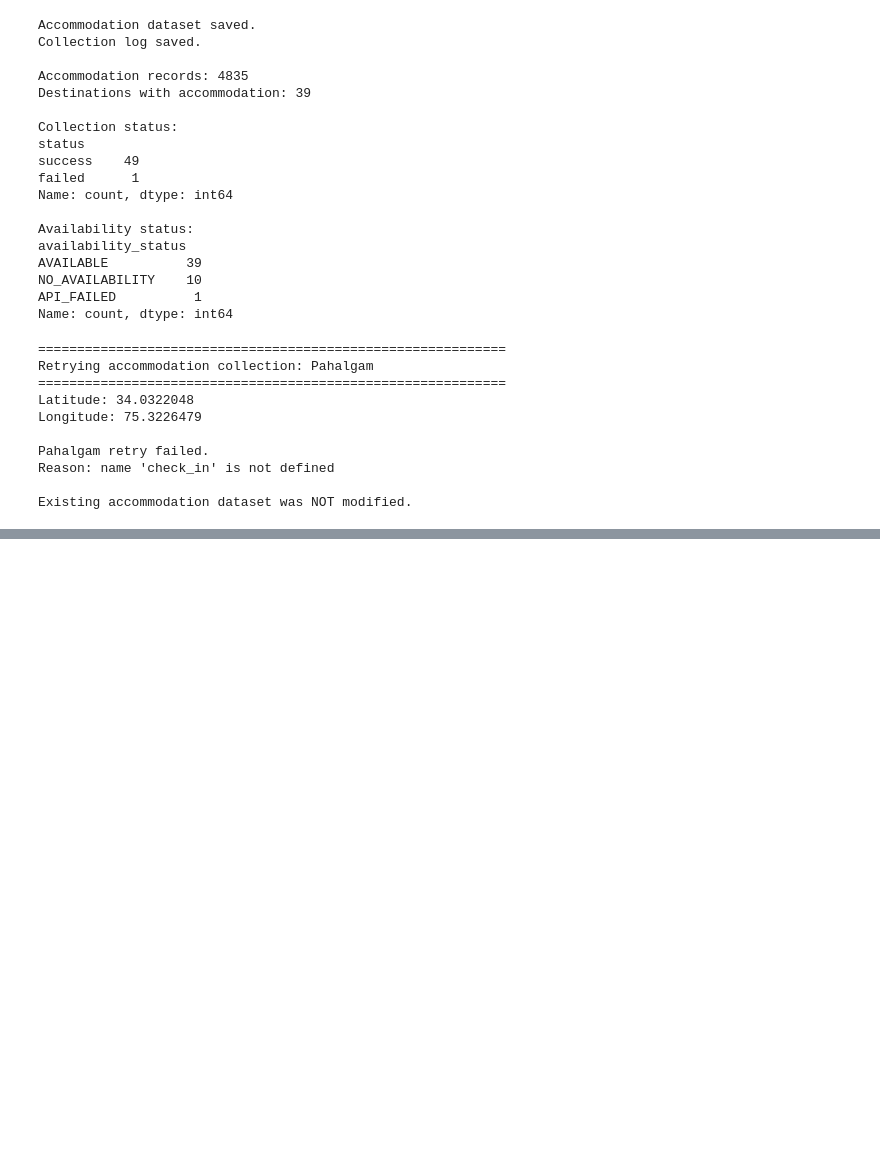
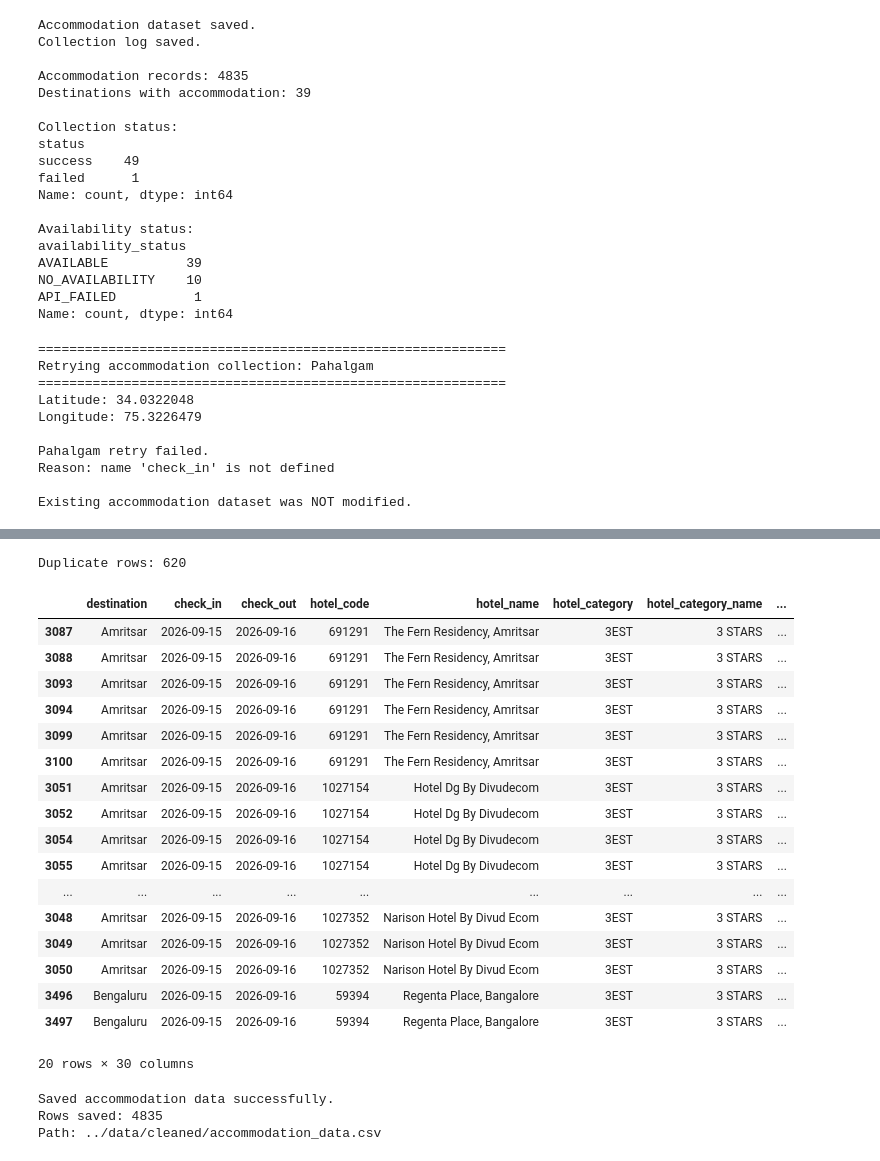
Before and after one commit to rushindrareddyyasa/Travel_Agent, a Jupyter notebook: notebooks/02_Accommodation_Data.ipynb, the cells around one changed output, grey strips where cells are left out. Drawn from its saved outputs; the diff is of its cells as text; code cells hidden in the pictures; blank space fills up the shorter version.

```diff
--- a/notebooks/02_Accommodation_Data.ipynb
+++ b/notebooks/02_Accommodation_Data.ipynb
@@ -3961,3 +3961,13 @@ Pahalgam retry failed.
 Reason: name 'check_in' is not defined
 
 Existing accommodation dataset was NOT modified.
+# %%
+import pandas as pd
+
+# Load the accommodation records already collected
+accommodation_df = pd.read_csv(
+    "../data/raw/accommodation/accommodation_raw.csv"
+)
+
+print("Rows:", len(accommodation_df))
+print("Columns:", accommodation_df.columns.tolist())
@@ -3963,0 +4016,49 @@ Existing accommodation dataset was NOT modified.
+# %%
+# Inspect a few duplicate accommodation records
+
+duplicates = accommodation_df[
+    accommodation_df.duplicated(keep=False)
+].sort_values(
+    by=["destination", "hotel_code"]
+)
+
+print("Duplicate rows:", len(duplicates))
+
+display(duplicates.head(20))
+# %% [output]
+Duplicate rows: 620
+|  | destination | check_in | check_out | hotel_code | hotel_name | hotel_category | hotel_category_name | ... |
+| 3087 | Amritsar | 2026-09-15 | 2026-09-16 | 691291 | The Fern Residency, Amritsar | 3EST | 3 STARS | ... |
+| 3088 | Amritsar | 2026-09-15 | 2026-09-16 | 691291 | The Fern Residency, Amritsar | 3EST | 3 STARS | ... |
+| 3093 | Amritsar | 2026-09-15 | 2026-09-16 | 691291 | The Fern Residency, Amritsar | 3EST | 3 STARS | ... |
+| 3094 | Amritsar | 2026-09-15 | 2026-09-16 | 691291 | The Fern Residency, Amritsar | 3EST | 3 STARS | ... |
+| 3099 | Amritsar | 2026-09-15 | 2026-09-16 | 691291 | The Fern Residency, Amritsar | 3EST | 3 STARS | ... |
+| 3100 | Amritsar | 2026-09-15 | 2026-09-16 | 691291 | The Fern Residency, Amritsar | 3EST | 3 STARS | ... |
+| 3051 | Amritsar | 2026-09-15 | 2026-09-16 | 1027154 | Hotel Dg By Divudecom | 3EST | 3 STARS | ... |
+| 3052 | Amritsar | 2026-09-15 | 2026-09-16 | 1027154 | Hotel Dg By Divudecom | 3EST | 3 STARS | ... |
+| 3054 | Amritsar | 2026-09-15 | 2026-09-16 | 1027154 | Hotel Dg By Divudecom | 3EST | 3 STARS | ... |
+| 3055 | Amritsar | 2026-09-15 | 2026-09-16 | 1027154 | Hotel Dg By Divudecom | 3EST | 3 STARS | ... |
+| ... | ... | ... | ... | ... | ... | ... | ... | ... |
+| 3048 | Amritsar | 2026-09-15 | 2026-09-16 | 1027352 | Narison Hotel By Divud Ecom | 3EST | 3 STARS | ... |
+| 3049 | Amritsar | 2026-09-15 | 2026-09-16 | 1027352 | Narison Hotel By Divud Ecom | 3EST | 3 STARS | ... |
+| 3050 | Amritsar | 2026-09-15 | 2026-09-16 | 1027352 | Narison Hotel By Divud Ecom | 3EST | 3 STARS | ... |
+| 3496 | Bengaluru | 2026-09-15 | 2026-09-16 | 59394 | Regenta Place, Bangalore | 3EST | 3 STARS | ... |
+| 3497 | Bengaluru | 2026-09-15 | 2026-09-16 | 59394 | Regenta Place, Bangalore | 3EST | 3 STARS | ... |
+20 rows × 30 columns
+# %%
+# Save the collected accommodation data
+
+output_path = "../data/cleaned/accommodation_data.csv"
+
+accommodation_df.to_csv(
+    output_path,
+    index=False
+)
+
+print("Saved accommodation data successfully.")
+print("Rows saved:", len(accommodation_df))
+print("Path:", output_path)
+# %% [output]
+Saved accommodation data successfully.
+Rows saved: 4835
+Path: ../data/cleaned/accommodation_data.csv
```
Also changed, not shown: parts of 4 cells of this notebook, 3 other files.
